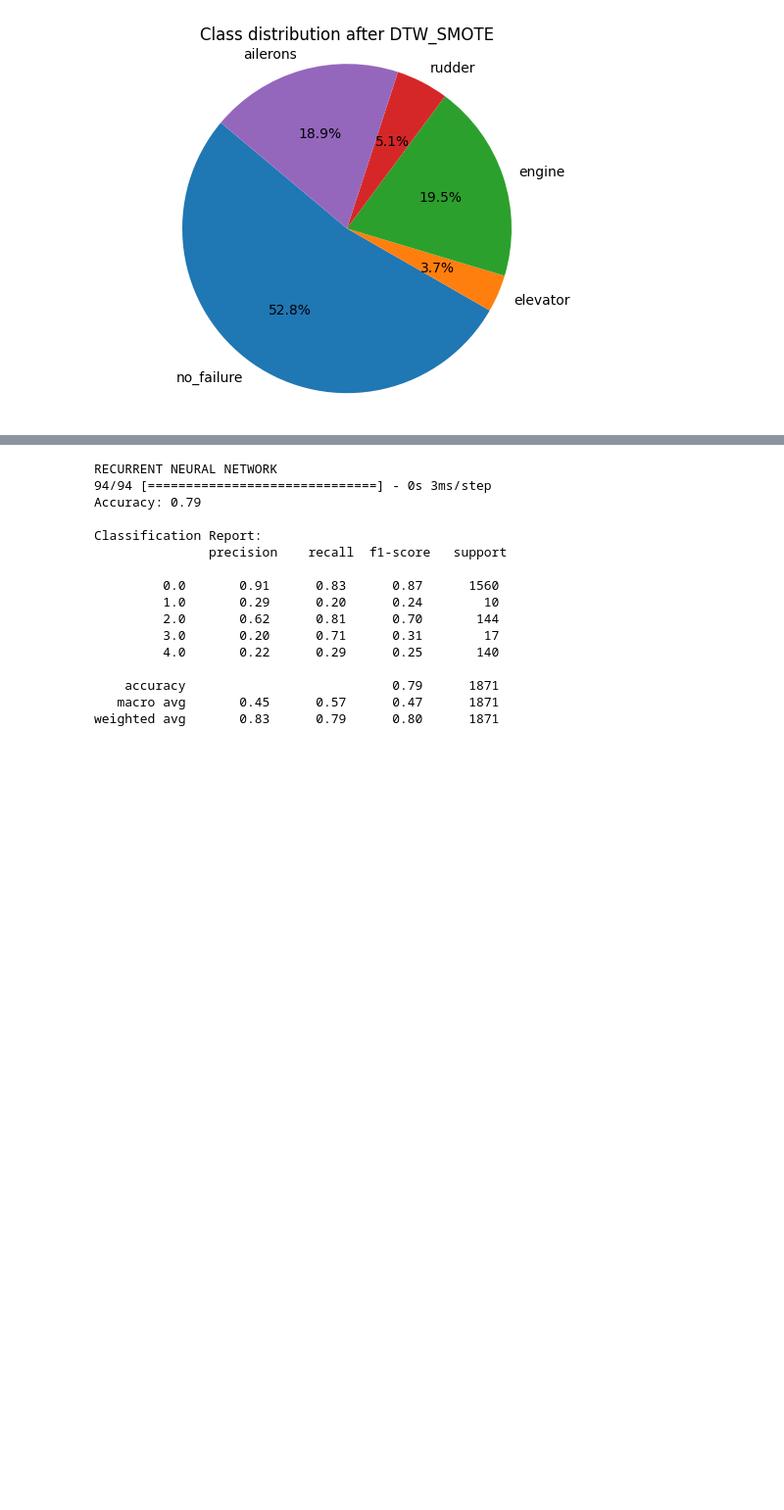
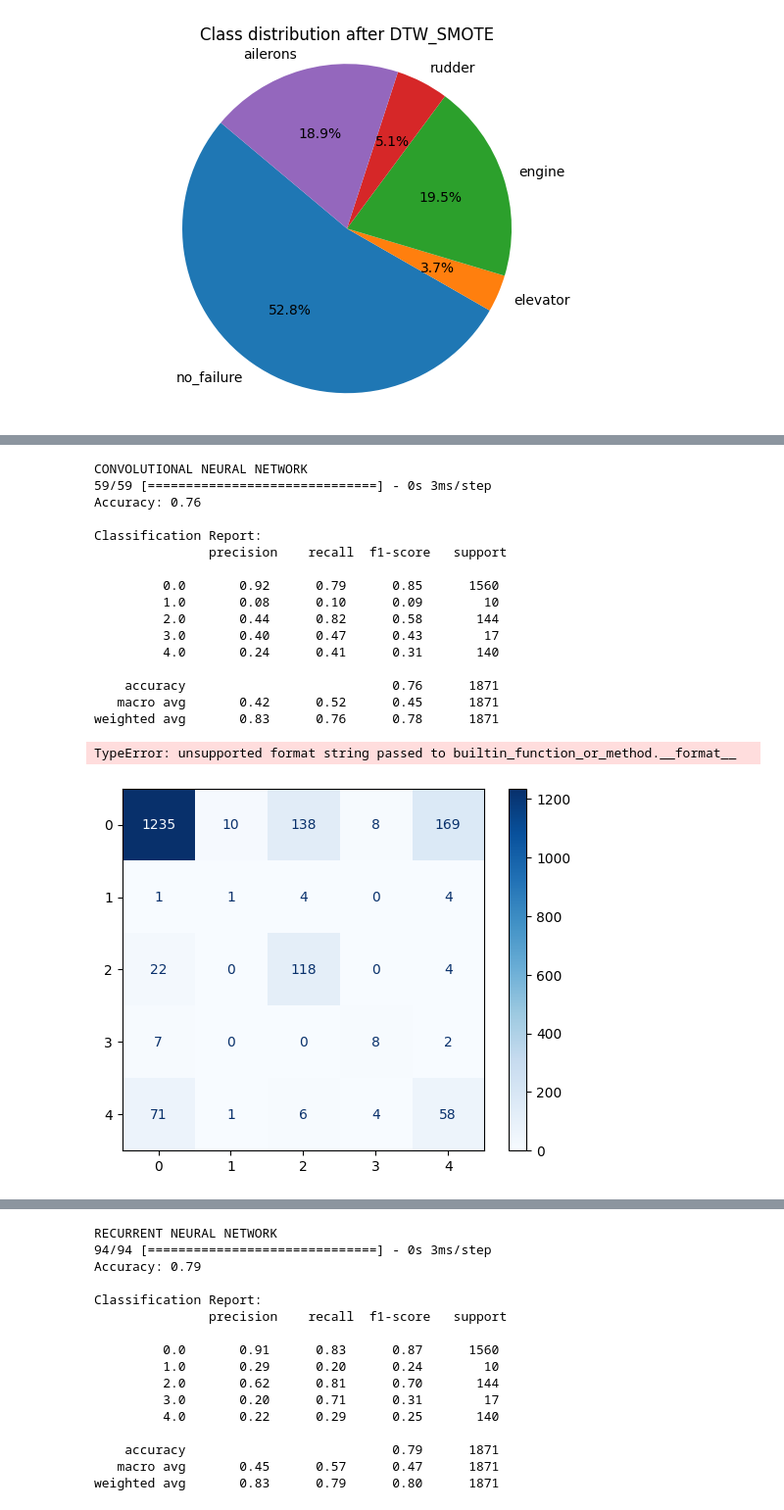
Before and after one commit to CristianMorasso/statistical_project, a Jupyter notebook: Copia_di_statiscal_learning.ipynb, the cells around one changed output, grey strips where cells are left out. Shown: that part at 98% size. Saved outputs shown, nothing was run; the diff lists cells and outputs as text; code cells hidden in the pictures; blank space fills up the shorter version.

```diff
--- a/Copia_di_statiscal_learning.ipynb
+++ b/Copia_di_statiscal_learning.ipynb
@@ -96,6 +117,26 @@ Error for no_failure
 Error for no_failure
 
 Number of Time Series: 45
+# %%
+import matplotlib.pylab as plt
+import seaborn as sns
+Y_fly = np.array(Y_fly)
+sns.set_theme()
+sns.set_style()
+fig, (left, right) = plt.subplots(1,2, figsize=(16,8))
+
+left.plot(np.arange(dfs[np.where(Y_fly == 0)[0][0]]["delta_x"].shape[0]),dfs[np.where(Y_fly == 0)[0][0]]["field.linear_acceleration.x"] )
+left.plot(np.arange(dfs[np.where(Y_fly == 2)[0][0]]["delta_x"].shape[0]),dfs[np.where(Y_fly == 2)[0][0]]["field.linear_acceleration.x"])
+left.plot(np.arange(dfs[np.where(Y_fly == 4)[0][1]]["delta_x"].shape[0]),dfs[np.where(Y_fly == 4)[0][1]]["field.linear_acceleration.x"])
+# plt.legend()
+left.set_title("Variable: field.linear_acceleration.x")
+right.plot(np.arange(dfs[np.where(Y_fly == 0)[0][2]]["delta_x"].shape[0]),dfs[np.where(Y_fly == 0)[0][2]]["delta_pitch"],label=classToString[0] )
+right.plot(np.arange(dfs[np.where(Y_fly == 2)[0][2]]["delta_x"].shape[0]),dfs[np.where(Y_fly == 2)[0][2]]["delta_pitch"],label=classToString[2])
+right.plot(np.arange(dfs[np.where(Y_fly == 4)[0][5]]["delta_x"].shape[0]),dfs[np.where(Y_fly == 4)[0][5]]["delta_pitch"],label=classToString[4])
+right.set_title("Variable: delta_x")
+fig.legend(loc="upper center", bbox_to_anchor=(0.5, .95),fancybox=True, shadow=True, ncol=3)
+fig.suptitle("Showing dataset")
+#trovare lunghezze corrette
 # %% [markdown]
 ### Remove unusable features and Inpute missing values
 # %%
@@ -707,0 +719,43 @@ TypeError: unsupported format string passed to builtin_function_or_method.__form
+# %%
+from sktime.classification.deep_learning.cnn import CNNClassifier
+
+param_grid = {
+    "kernel_size": [3, 5],
+    "n_conv_layers": [3],
+}
+
+# Automatically do 5 K-Fold
+grid_search_cnn = TSCGridSearchCV(
+    estimator=CNNClassifier(n_epochs=100, batch_size=4, avg_pool_size=1, loss='binary_crossentropy'),
+    param_grid=param_grid,
+    scoring='accuracy',
+    verbose=2
+)
+
+grid_search_cnn.fit(X_train, y_train)
+
+best_params = grid_search_cnn.best_params_
+best_score = grid_search_cnn.best_score_
+print(f"Best parameters: {best_params}")
+print(f"Best cross-validation accuracy: {best_score:.2f}")
+
+y_pred_cnn = grid_search_cnn.predict(X_test)
+# %% [output]
+CONVOLUTIONAL NEURAL NETWORK
+59/59 [==============================] - 0s 3ms/step
+Accuracy: 0.76
+
+Classification Report:
+               precision    recall  f1-score   support
+
+         0.0       0.92      0.79      0.85      1560
+         1.0       0.08      0.10      0.09        10
+         2.0       0.44      0.82      0.58       144
+         3.0       0.40      0.47      0.43        17
+         4.0       0.24      0.41      0.31       140
+
+    accuracy                           0.76      1871
+   macro avg       0.42      0.52      0.45      1871
+weighted avg       0.83      0.76      0.78      1871
+TypeError: unsupported format string passed to builtin_function_or_method.__format__
+[figure, added]
```
Also changed, not shown: parts of 22 cells of this notebook.
